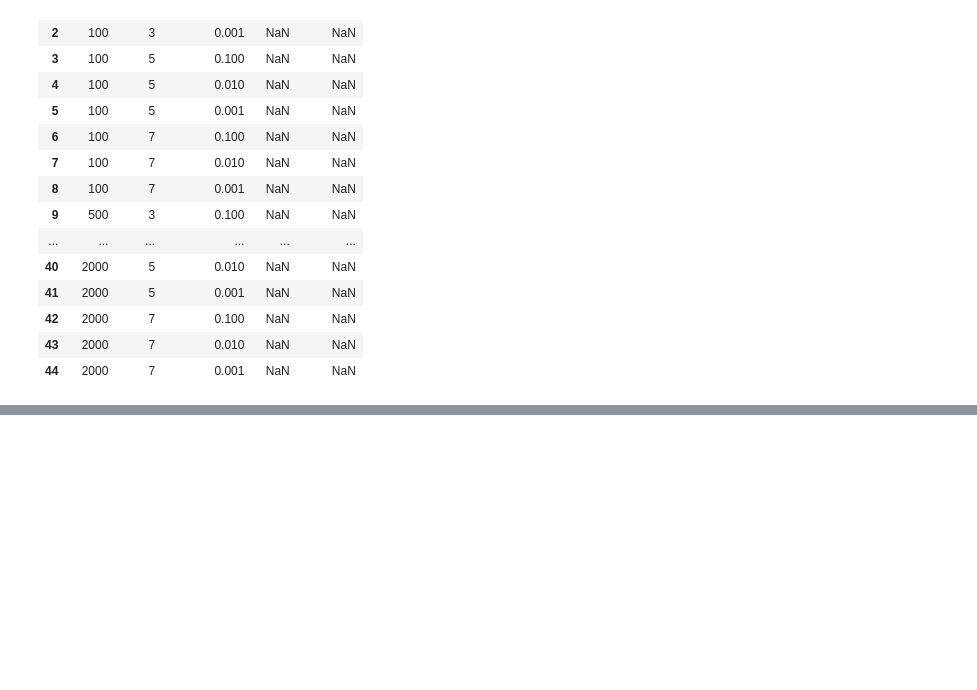
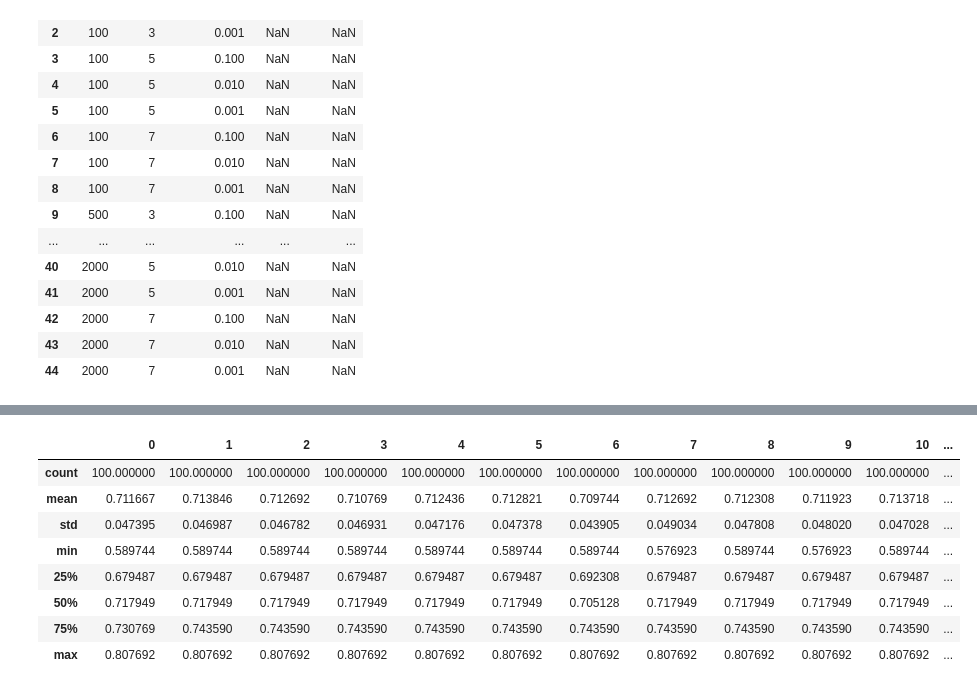
Before and after one commit to morgangant16/DATA-445, a Jupyter notebook: Exam 2/Question_2.ipynb, the cells around one changed output, grey strips where cells are left out. Cells and saved outputs as stored; diff of their text form; code cells hidden in the pictures; blank space fills up the shorter version.

```diff
--- a/Exam 2/Question_2.ipynb
+++ b/Exam 2/Question_2.ipynb
@@ -217,0 +296,12 @@ TypeError: issubclass() arg 2 must be a class or tuple of classes
+# %%
+ada_recall.describe()
+# %% [output]
+|  | 0 | 1 | 2 | 3 | 4 | 5 | 6 | 7 | 8 | 9 | 10 | ... |
+| count | 100.000000 | 100.000000 | 100.000000 | 100.000000 | 100.000000 | 100.000000 | 100.000000 | 100.000000 | 100.000000 | 100.000000 | 100.000000 | ... |
+| mean | 0.711667 | 0.713846 | 0.712692 | 0.710769 | 0.712436 | 0.712821 | 0.709744 | 0.712692 | 0.712308 | 0.711923 | 0.713718 | ... |
+| std | 0.047395 | 0.046987 | 0.046782 | 0.046931 | 0.047176 | 0.047378 | 0.043905 | 0.049034 | 0.047808 | 0.048020 | 0.047028 | ... |
+| min | 0.589744 | 0.589744 | 0.589744 | 0.589744 | 0.589744 | 0.589744 | 0.589744 | 0.576923 | 0.589744 | 0.576923 | 0.589744 | ... |
+| 25% | 0.679487 | 0.679487 | 0.679487 | 0.679487 | 0.679487 | 0.679487 | 0.692308 | 0.679487 | 0.679487 | 0.679487 | 0.679487 | ... |
+| 50% | 0.717949 | 0.717949 | 0.717949 | 0.717949 | 0.717949 | 0.717949 | 0.705128 | 0.717949 | 0.717949 | 0.717949 | 0.717949 | ... |
+| 75% | 0.730769 | 0.743590 | 0.743590 | 0.743590 | 0.743590 | 0.743590 | 0.743590 | 0.743590 | 0.743590 | 0.743590 | 0.743590 | ... |
+| max | 0.807692 | 0.807692 | 0.807692 | 0.807692 | 0.807692 | 0.807692 | 0.807692 | 0.807692 | 0.807692 | 0.807692 | 0.807692 | ... |
```
Also changed, not shown: parts of 20 cells of this notebook.
